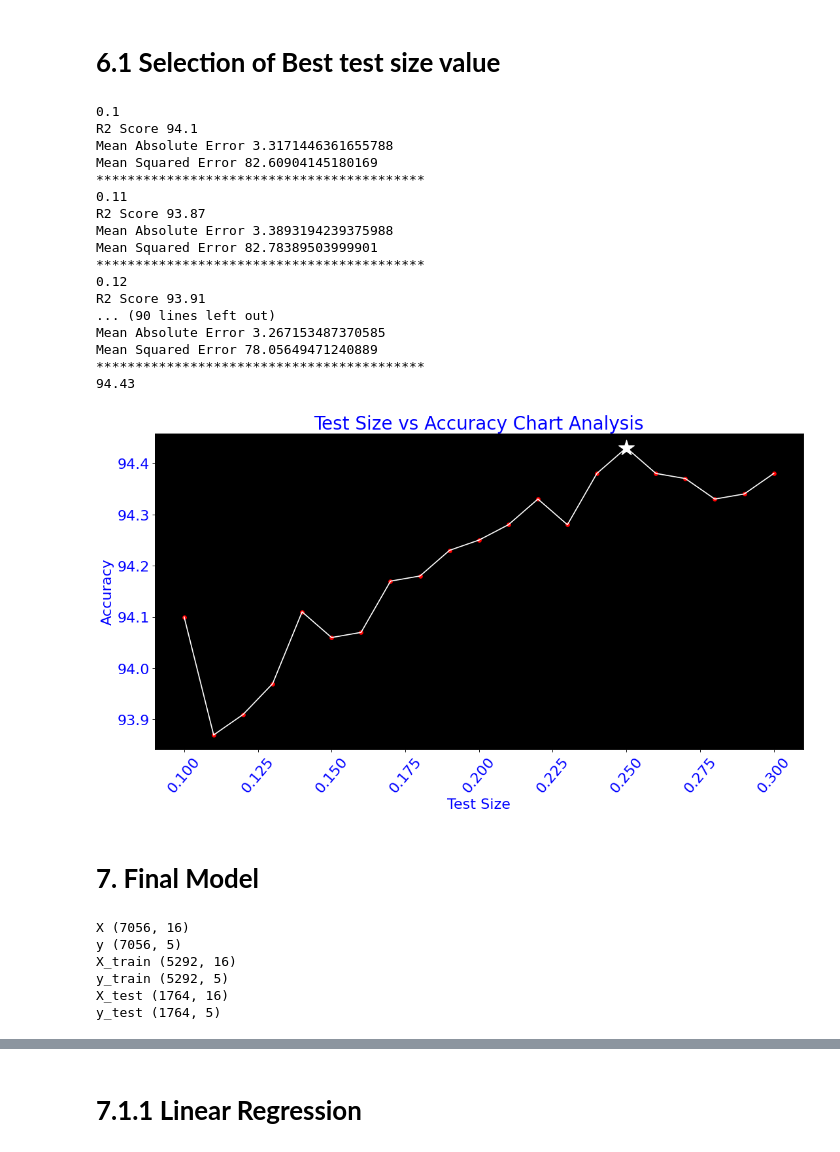
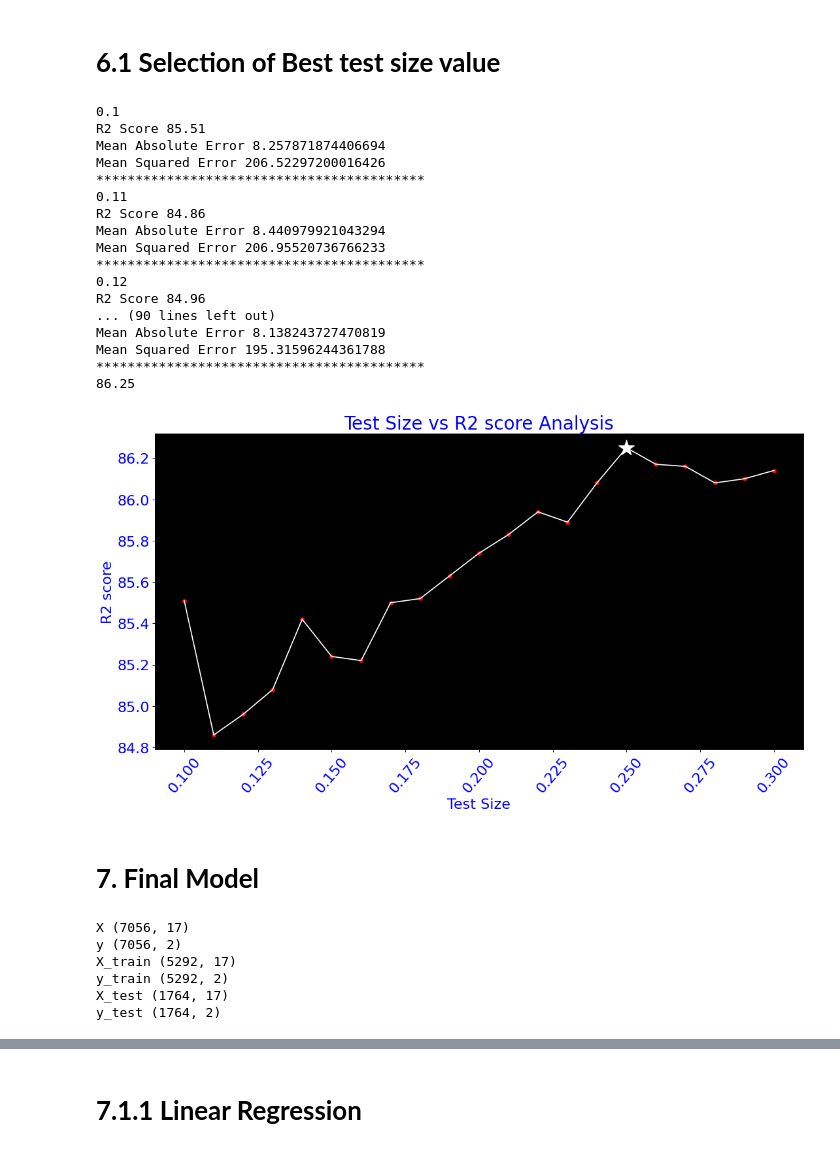
Before and after one commit to Manikandan-professional/Miscellaneous, a Jupyter notebook: G.ipynb, the cells around one changed output, grey strips where cells are left out. Saved outputs shown, nothing was run; the diff lists cells and outputs as text; code cells hidden in the pictures.

```diff
--- a/G.ipynb
+++ b/G.ipynb
@@ -1556,8 +1556,6 @@ df.head()
 | 2 | 2 | 0 | 909 | 0.70 | 1.0 | 1.0 | 3 | 0 | 1 | ... |
 | 3 | 3 | 6 | 1855 | 0.14 | 3.0 | 2.0 | 5 | 3 | 0 | ... |
 | 4 | 4 | 3 | 1226 | 0.84 | 1.0 | 1.0 | 3 | 0 | 1 | ... |
-# %%
-df=df.drop(columns=['index'])
 # %%
 df
 # %% [output]
@@ -1592,7 +1590,7 @@ Name: SALES_PRICE, dtype: float64
 # **6.1 Selection of Best test size value**
 # %%
 X=df.iloc[:,:-1].values
-y=df.iloc[:,12:].values
+y=df.iloc[:,16:].values
 re_chart=[]
 te=[]
 for i in range(10,31,1):
@@ -1626,42 +1624,42 @@ for i in range(10,31,1):
 print(np.max(re_chart))
 # %% [output]
 0.1
-R2 Score 94.1
-Mean Absolute Error 3.3171446361655788
-Mean Squared Error 82.60904145180169
+R2 Score 85.51
+Mean Absolute Error 8.257871874406694
+Mean Squared Error 206.52297200016426
 ******************************************
 0.11
-R2 Score 93.87
-Mean Absolute Error 3.3893194239375988
-Mean Squared Error 82.78389503999901
+R2 Score 84.86
+Mean Absolute Error 8.440979921043294
+Mean Squared Error 206.95520736766233
 ******************************************
 0.12
-R2 Score 93.91
+R2 Score 84.96
 ... (90 lines left out)
-Mean Absolute Error 3.267153487370585
-Mean Squared Error 78.05649471240889
+Mean Absolute Error 8.138243727470819
+Mean Squared Error 195.31596244361788
 ******************************************
-94.43
+86.25
 # %%
 plt.figure(figsize=(16,8),dpi=80)
 ax=plt.axes()
 ax.set_facecolor('black')
 plt.plot(te,re_chart,color='white')
 plt.scatter(te,re_chart,color='red',s=25)
 plt.scatter(te[15],re_chart[15],color='white',s=500,marker='*')
-plt.title('Test Size vs Accuracy Chart Analysis',color='blue',fontsize=25)
+plt.title('Test Size vs R2 score Analysis',color='blue',fontsize=25)
 plt.xlabel('Test Size',color='blue',fontsize=20)
-plt.ylabel('Accuracy',color='blue',fontsize=20)
+plt.ylabel('R2 score',color='blue',fontsize=20)
 plt.xticks(color='blue',rotation=50,fontsize=20)
 plt.yticks(color='blue',fontsize=20)
 plt.show()
 # %% [output]
-[figure, old version]
+[figure, new version]
 # %% [markdown]
 # **7. Final Model**
 # %%
 X=df.iloc[:,:-1].values
-y=df.iloc[:,12:].values
+y=df.iloc[:,16:].values
 X_train,X_test,y_train,y_test=train_test_split(X,y,test_size=0.25,random_state=0)
 print('X',X.shape)
 print('y',y.shape)
@@ -1670,12 +1668,12 @@ print('y_train',y_train.shape)
 print('X_test',X_test.shape)
 print('y_test',y_test.shape)
 # %% [output]
-X (7056, 16)
-y (7056, 5)
-X_train (5292, 16)
-y_train (5292, 5)
-X_test (1764, 16)
-y_test (1764, 5)
+X (7056, 17)
+y (7056, 2)
+X_train (5292, 17)
+y_train (5292, 2)
+X_test (1764, 17)
+y_test (1764, 2)
 # %%
 df
 # %% [output]
```
Also changed, not shown: parts of 5 cells of this notebook.
